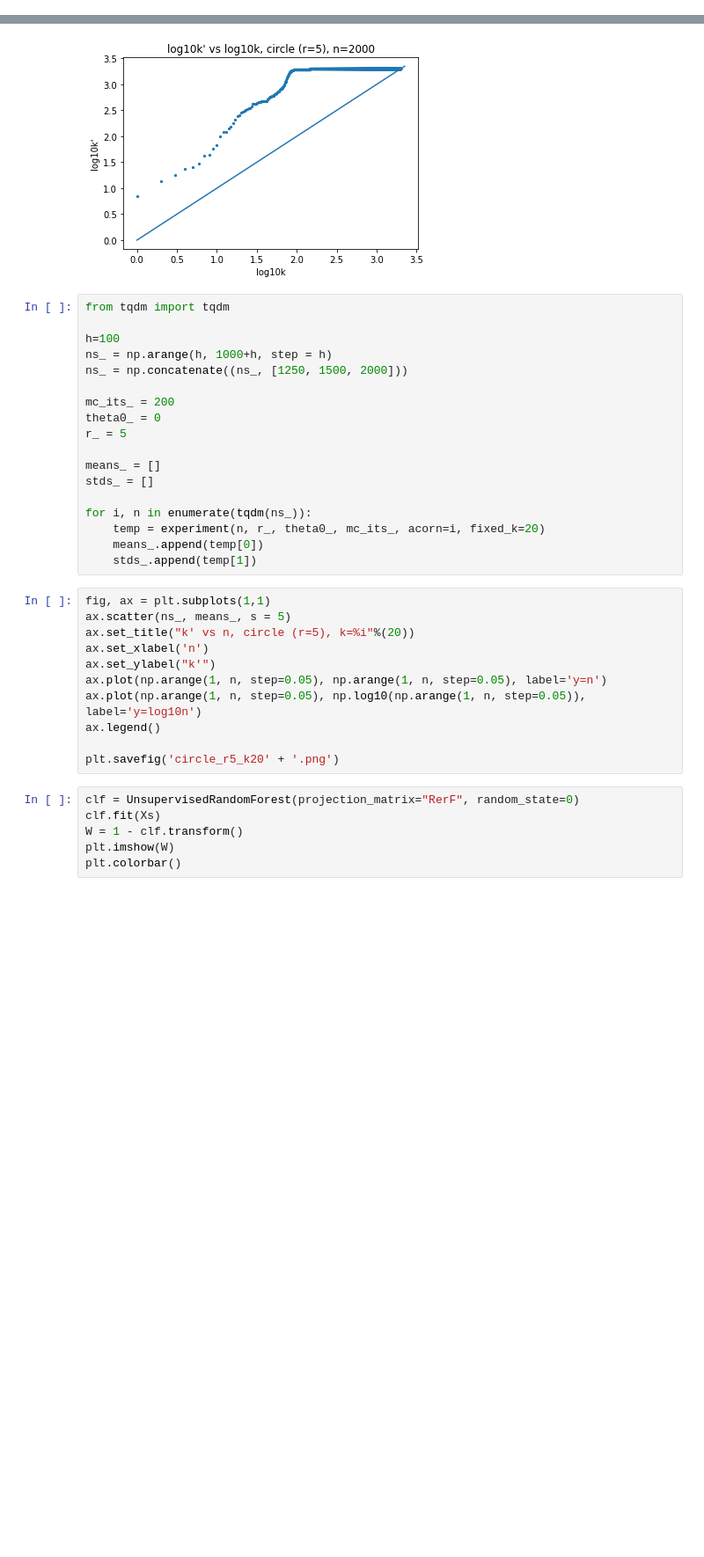
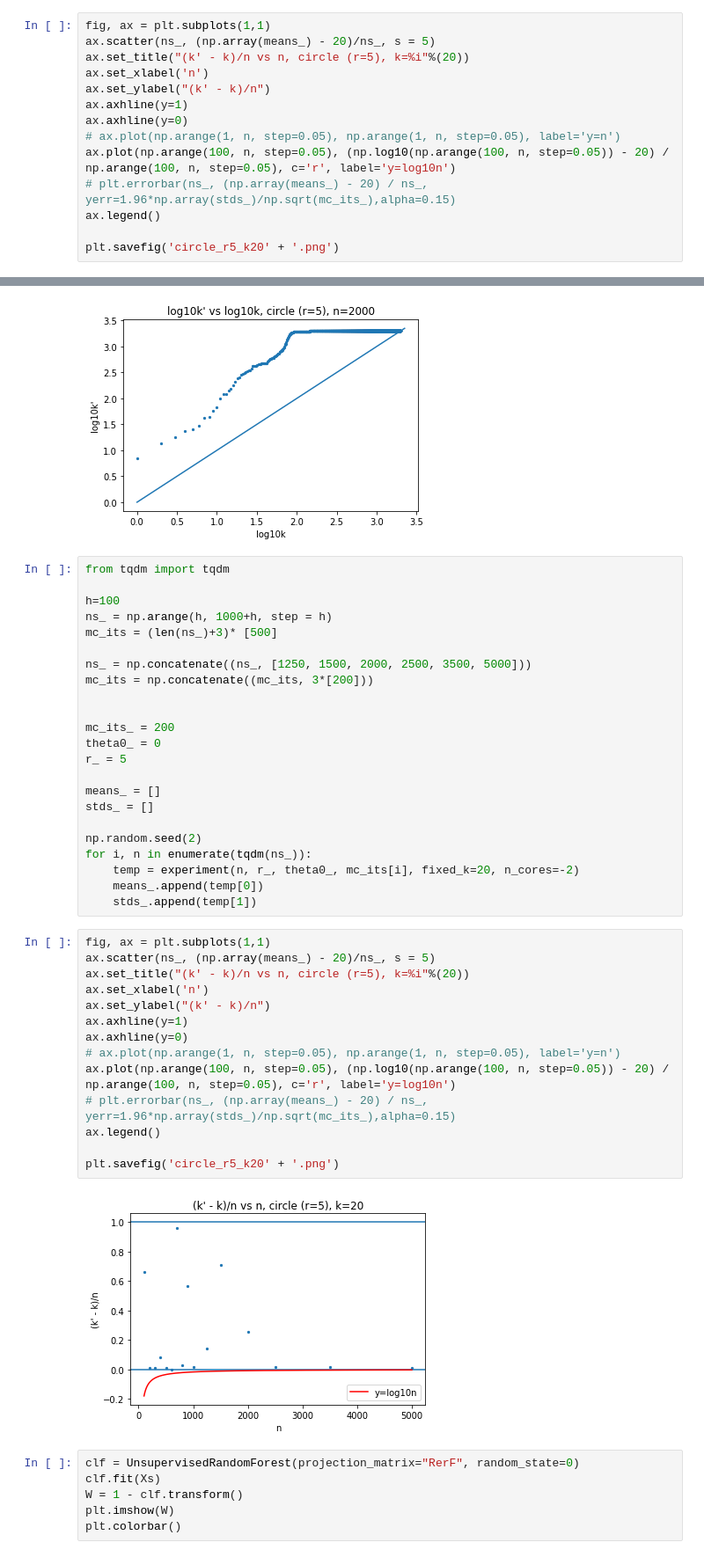
Before and after one commit to neurodata/hayden, a Jupyter notebook: geodesic-learning/circle.ipynb, the cells around one changed output, grey strips where cells are left out. Shown: that part at 88% size. Saved outputs shown, nothing was run; the diff lists cells and outputs as text; blank space fills up the shorter version.

```diff
--- a/geodesic-learning/circle.ipynb
+++ b/geodesic-learning/circle.ipynb
@@ -102,3 +233,17 @@ plt.savefig('circle_r5_k10.png')
+# %%
+fig, ax = plt.subplots(1,1)
+ax.scatter(ns_, (np.array(means_) - 20)/ns_, s = 5)
+ax.set_title("(k' - k)/n vs n, circle (r=5), k=%i"%(20))
+ax.set_xlabel('n')
+ax.set_ylabel("(k' - k)/n")
+ax.axhline(y=1)
+ax.axhline(y=0)
+# ax.plot(np.arange(1, n, step=0.05), np.arange(1, n, step=0.05), label='y=n')
+ax.plot(np.arange(100, n, step=0.05), (np.log10(np.arange(100, n, step=0.05)) - 20) / np.arange(100, n, step=0.05), c='r', label='y=log10n')
+# plt.errorbar(ns_, (np.array(means_) - 20) / ns_, yerr=1.96*np.array(stds_)/np.sqrt(mc_its_),alpha=0.15)
+ax.legend()
+
+plt.savefig('circle_r5_k20' + '.png')
 # %%
 for i, n in enumerate(ns):
     fig, ax = plt.subplots(1,1)
@@ -119,7 +264,11 @@ from tqdm import tqdm
 
 h=100
 ns_ = np.arange(h, 1000+h, step = h)
-ns_ = np.concatenate((ns_, [1250, 1500, 2000]))
+mc_its = (len(ns_)+3)* [500]
+
+ns_ = np.concatenate((ns_, [1250, 1500, 2000, 2500, 3500, 5000]))
+mc_its = np.concatenate((mc_its, 3*[200]))
+
 
 mc_its_ = 200
 theta0_ = 0
@@ -128,21 +277,27 @@ r_ = 5
 means_ = []
 stds_ = []
 
+np.random.seed(2)
 for i, n in enumerate(tqdm(ns_)):
-    temp = experiment(n, r_, theta0_, mc_its_, acorn=i, fixed_k=20)
+    temp = experiment(n, r_, theta0_, mc_its[i], fixed_k=20, n_cores=-2)
     means_.append(temp[0])
     stds_.append(temp[1])
 # %%
 fig, ax = plt.subplots(1,1)
-ax.scatter(ns_, means_, s = 5)
-ax.set_title("k' vs n, circle (r=5), k=%i"%(20))
+ax.scatter(ns_, (np.array(means_) - 20)/ns_, s = 5)
+ax.set_title("(k' - k)/n vs n, circle (r=5), k=%i"%(20))
 ax.set_xlabel('n')
-ax.set_ylabel("k'")
-ax.plot(np.arange(1, n, step=0.05), np.arange(1, n, step=0.05), label='y=n')
-ax.plot(np.arange(1, n, step=0.05), np.log10(np.arange(1, n, step=0.05)), label='y=log10n')
+ax.set_ylabel("(k' - k)/n")
+ax.axhline(y=1)
+ax.axhline(y=0)
+# ax.plot(np.arange(1, n, step=0.05), np.arange(1, n, step=0.05), label='y=n')
+ax.plot(np.arange(100, n, step=0.05), (np.log10(np.arange(100, n, step=0.05)) - 20) / np.arange(100, n, step=0.05), c='r', label='y=log10n')
+# plt.errorbar(ns_, (np.array(means_) - 20) / ns_, yerr=1.96*np.array(stds_)/np.sqrt(mc_its_),alpha=0.15)
 ax.legend()
 
 plt.savefig('circle_r5_k20' + '.png')
+# %% [output]
+[figure, added]
 # %%
 clf = UnsupervisedRandomForest(projection_matrix="RerF", random_state=0)
 clf.fit(Xs)
```
Also changed, not shown: parts of 12 cells of this notebook, 11 other files.
